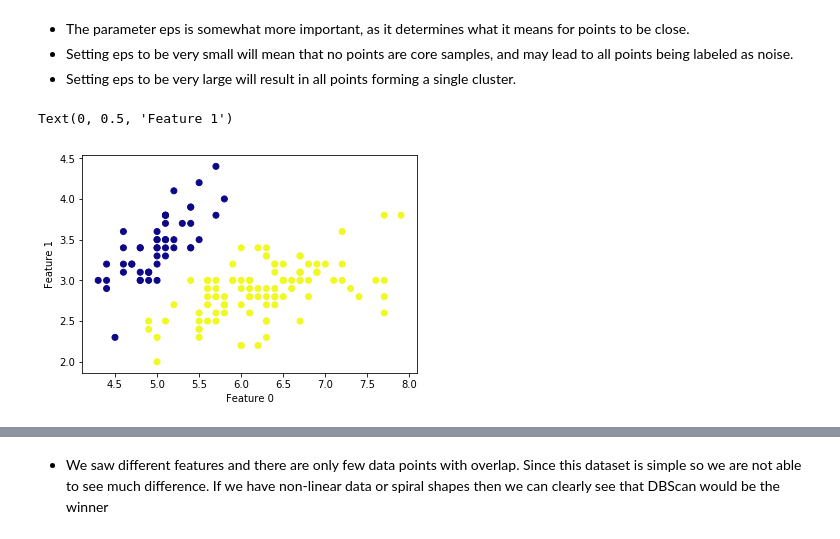
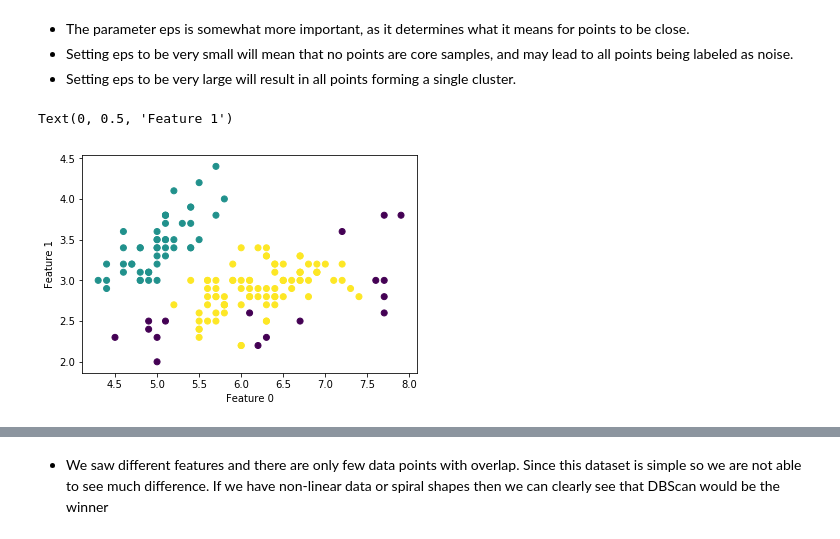
Before and after one commit to parmeet-97637/UnSupervised-Learning--IRIS-DataSet, a Jupyter notebook: Prediction using Unsupervised ML.ipynb, the cells around one changed output, grey strips where cells are left out. Saved outputs shown, nothing was run; the diff lists cells and outputs as text; code cells hidden in the pictures.

```diff
--- a/Prediction using Unsupervised ML.ipynb
+++ b/Prediction using Unsupervised ML.ipynb
@@ -406,12 +414,12 @@ min_samples: 5 eps: 3.000000  cluster: [0 0 0 0 0 0 0 0 0 0 0 0]
 - Setting eps to be very large will result in all points forming a single cluster.
 # %%
 # cluster the data into three clusters
-dbscan = DBSCAN(eps=1.5, min_samples = 3)
+dbscan = DBSCAN()
 clusters = dbscan.fit_predict(X)
 # plot the cluster assignments
-plt.scatter(X.iloc[:, 0], X.iloc[:, 1], c=clusters, cmap="plasma")
+plt.scatter(X.iloc[:, 0], X.iloc[:, 1], c=clusters)
 plt.xlabel("Feature 0")
 plt.ylabel("Feature 1")
 # %% [output]
 Text(0, 0.5, 'Feature 1')
-[figure, old version]
+[figure, new version]
```
Also changed, not shown: parts of 33 cells of this notebook.
